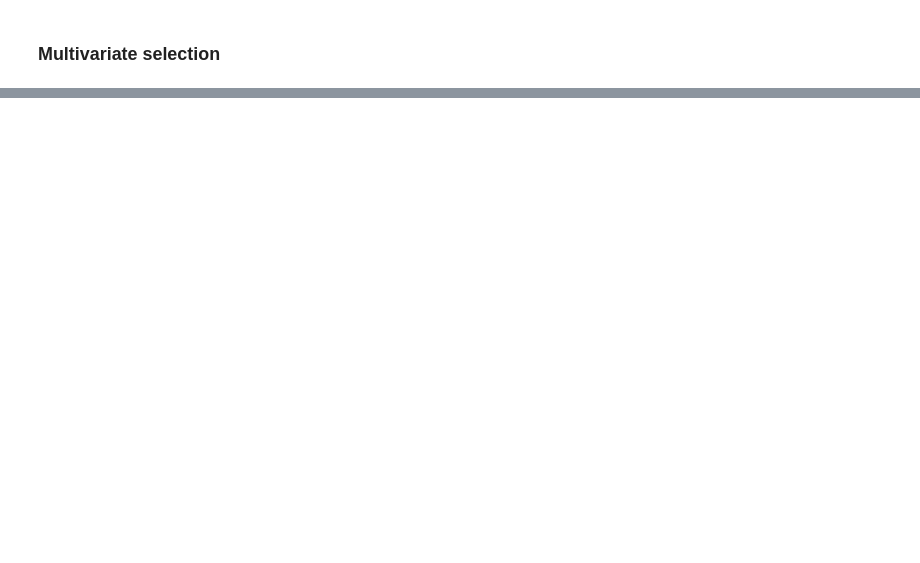
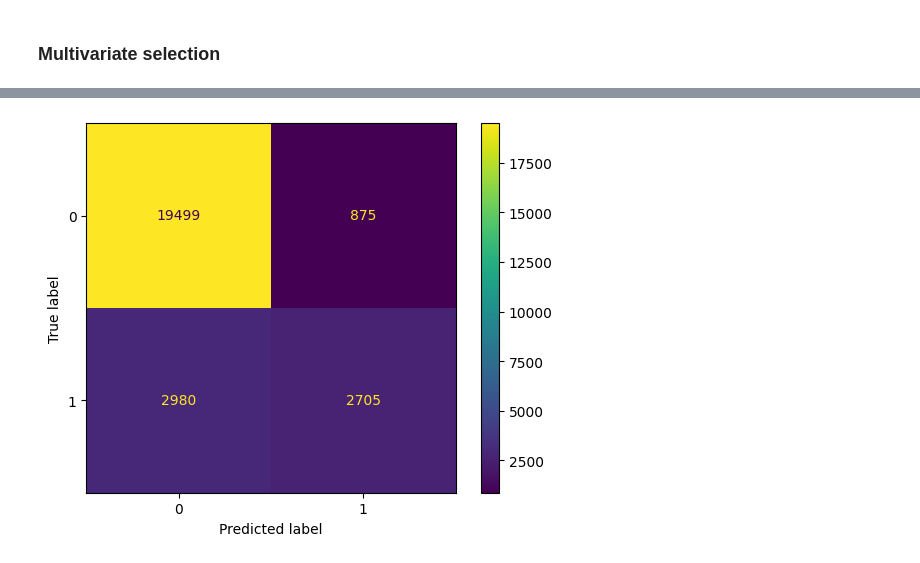
Before and after one commit to shemkatz/credit_risk, a Jupyter notebook: notebook.ipynb, the cells around one changed output, grey strips where cells are left out. Cells and saved outputs as stored; diff of their text form; code cells hidden in the pictures; blank space fills up the shorter version.

```diff
--- a/notebook.ipynb
+++ b/notebook.ipynb
@@ -936,5 +936,6 @@ def forward_selection_gini(df, risk_drivers, target, threshold=0.01):
 
     return selected_drivers
 
-forward_selection_gini(train, riskdriver_num_columns + riskdriver_cat_columns, target_column[0], threshold=0.01)
+selected_riskdrivers = forward_selection_gini(train, riskdriver_num_columns + riskdriver_cat_columns, target_column[0], threshold=0.01)
+selected_riskdrivers
 # %% [output]
@@ -961,0 +965,31 @@ Stopping: No remaining driver adds more than 0.0100 Gini.
+# %%
+#We want to train the model on the train data and apply it to the test set to see performance on unseen data
+
+model = LogisticRegression(solver='liblinear')
+
+model.fit(train[selected_riskdrivers], train[target_column[0]])
+
+train_probs = model.predict_proba(train[selected_riskdrivers])[:, 1]
+test_probs = model.predict_proba(test[selected_riskdrivers])[:, 1]
+
+train_preds = model.predict(train[selected_riskdrivers])
+test_preds = model.predict(test[selected_riskdrivers])
+
+auc_train = roc_auc_score(train[target_column[0]], train_probs)
+gini_train = gini_from_auc(auc_train)
+
+auc_test = roc_auc_score(test[target_column[0]], test_probs)
+gini_test = gini_from_auc(auc_test)
+
+intercept = model.intercept_[0]
+coefficients = model.coef_[0]
+
+model_df = pd.DataFrame()
+
+model_df["Intercept"] = [intercept]
+for i, c in enumerate(selected_riskdrivers):
+    model_df[c] = [coefficients[i]]
+model_df["Train Gini"] = [gini_train]
+model_df["Test Gini"] = [gini_test]
+
+model_df
@@ -961,0 +1022,11 @@ Stopping: No remaining driver adds more than 0.0100 Gini.
+# %%
+from sklearn.metrics import confusion_matrix, ConfusionMatrixDisplay
+
+cm = confusion_matrix(train[target_column[0]], train_preds, labels=model.classes_)
+disp = ConfusionMatrixDisplay(confusion_matrix=cm,
+                              display_labels=model.classes_)
+disp.plot()
+
+plt.show()
+# %% [output]
+[figure, added]
```
Also changed, not shown: parts of 13 cells of this notebook.
